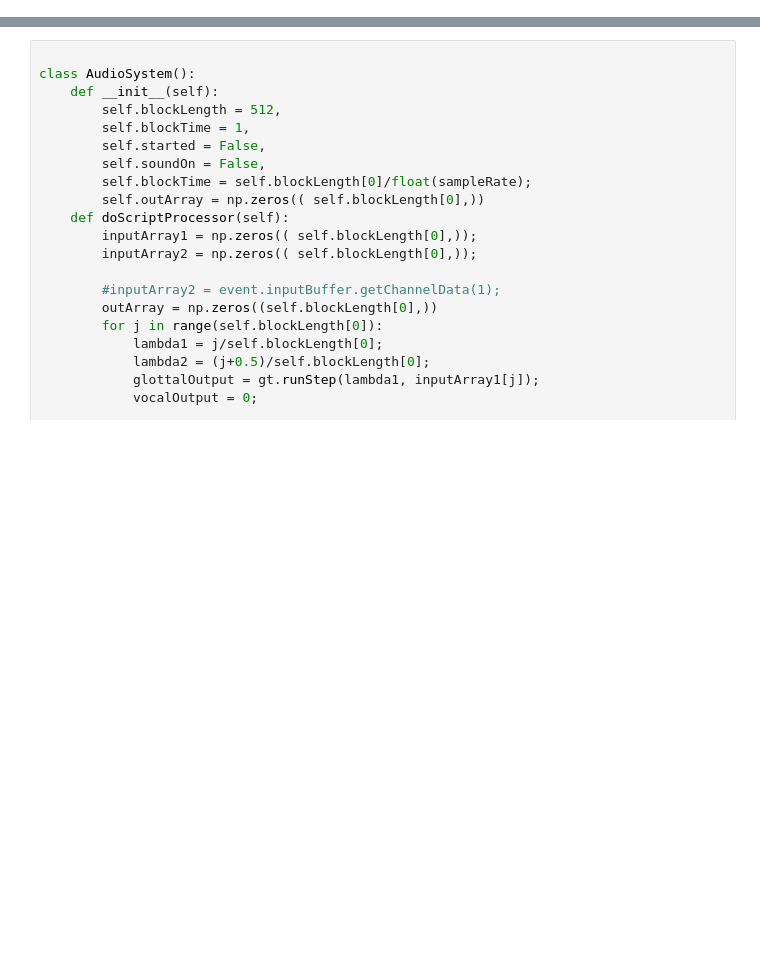
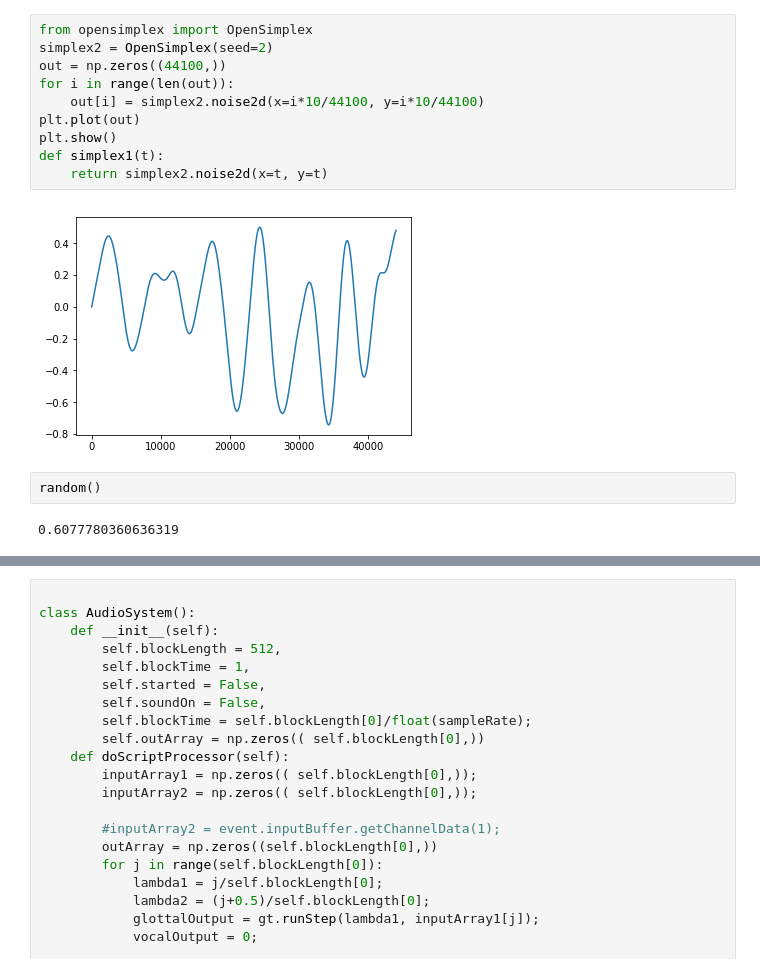
Before and after one commit to BeyondCloud/Pink_trombone_py, a Jupyter notebook: Glottal_pulse.ipynb, the cells around one changed output, grey strips where cells are left out. Saved outputs shown, nothing was run; the diff lists cells and outputs as text; blank space fills up the shorter version.

```diff
--- a/Glottal_pulse.ipynb
+++ b/Glottal_pulse.ipynb
@@ -62,2 +1,18 @@ def simplex1(x):
+# %%
+from opensimplex import OpenSimplex
+simplex2 = OpenSimplex(seed=2)
+out = np.zeros((44100,))
+for i in range(len(out)):
+    out[i] = simplex2.noise2d(x=i*10/44100, y=i*10/44100)
+plt.plot(out)
+plt.show()
+def simplex1(t):
+    return simplex2.noise2d(x=t, y=t)
+# %% [output]
+[figure, added]
+# %%
+random()
+# %% [output]
+0.6077780360636319
 # %%
 
```
Also changed, not shown: parts of 11 cells of this notebook.
